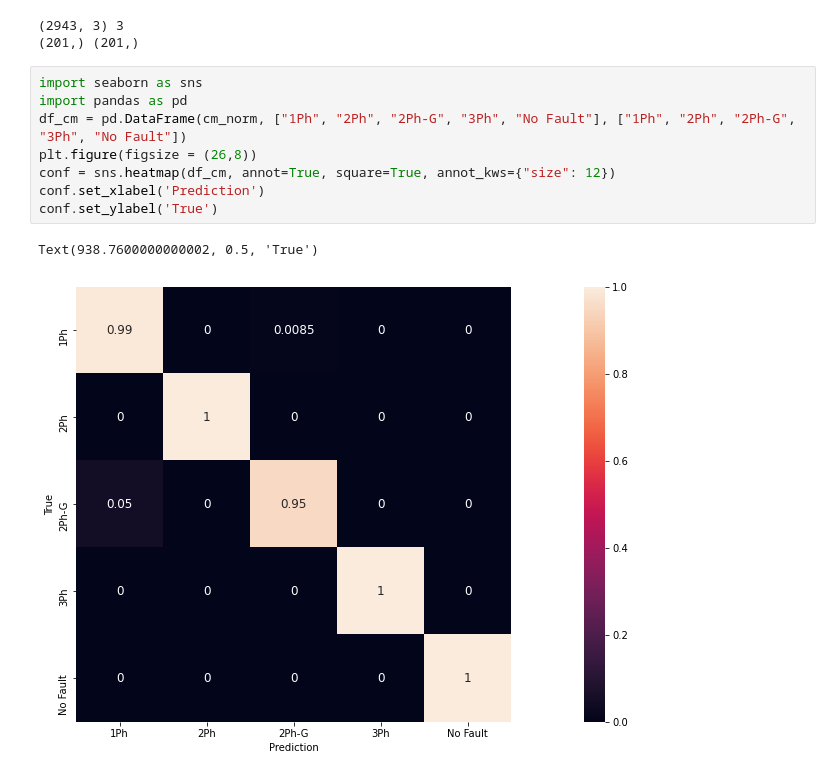
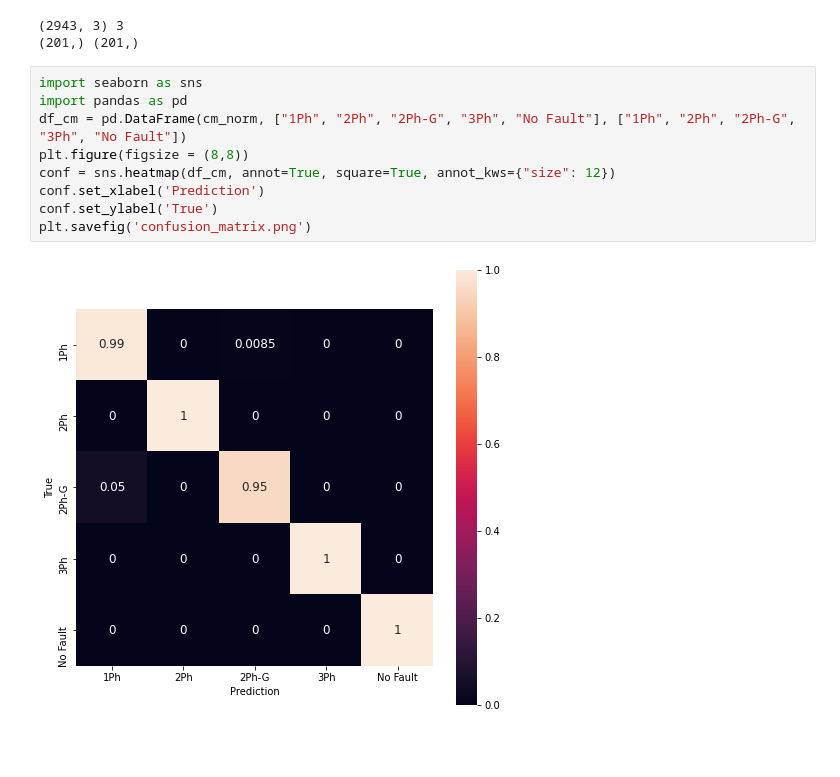
Before and after one commit to rickituri98/Fault_Classifier_CNN, a Jupyter notebook: CNN_Training_Tv2.ipynb, the cells around one changed output. Saved outputs shown, nothing was run; the diff lists cells and outputs as text; blank space fills up the shorter version.

```diff
--- a/CNN_Training_Tv2.ipynb
+++ b/CNN_Training_Tv2.ipynb
@@ -224,11 +224,11 @@ cm_norm =  cm.astype('float') / cm.sum(axis=1)[:, np.newaxis]
 # %%
 import seaborn as sns
 import pandas as pd
 df_cm = pd.DataFrame(cm_norm, ["1Ph", "2Ph", "2Ph-G", "3Ph", "No Fault"], ["1Ph", "2Ph", "2Ph-G", "3Ph", "No Fault"])
-plt.figure(figsize = (26,8))
+plt.figure(figsize = (8,8))
 conf = sns.heatmap(df_cm, annot=True, square=True, annot_kws={"size": 12})
 conf.set_xlabel('Prediction')
 conf.set_ylabel('True')
+plt.savefig('confusion_matrix.png')
 # %% [output]
-Text(938.7600000000002, 0.5, 'True')
-[figure, old version]
+[figure, new version]
```
